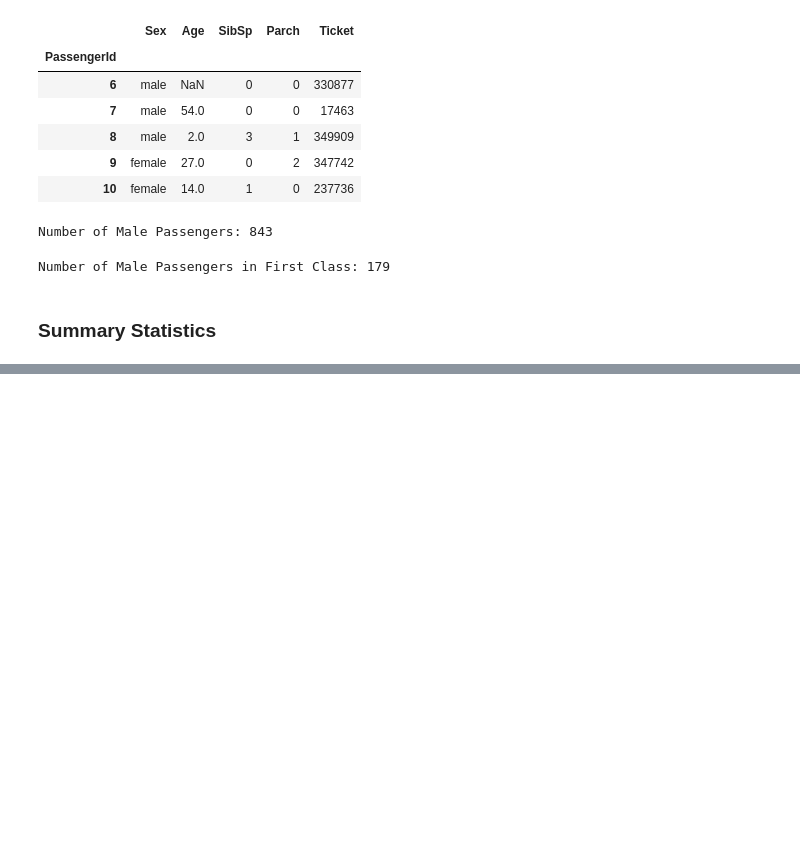
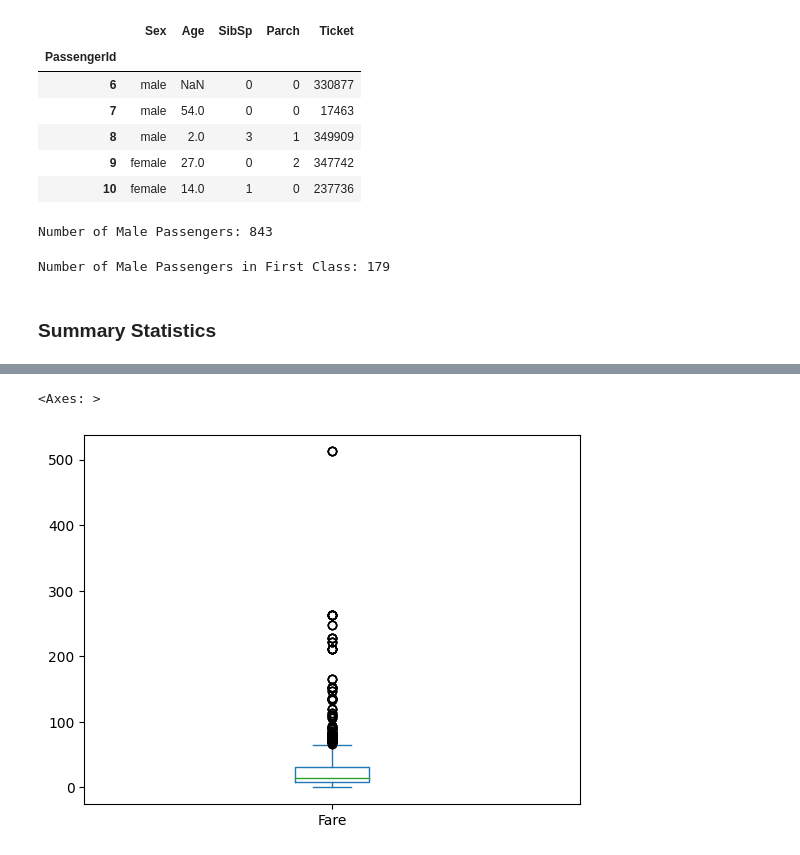
Before and after one commit to zakpdev/titanic, a Jupyter notebook: notebooks/2.0-zp-exploring-processing-data.ipynb, the cells around one changed output, grey strips where cells are left out. Cells and saved outputs as stored; diff of their text form; code cells hidden in the pictures; blank space fills up the shorter version.

```diff
--- a/notebooks/2.0-zp-exploring-processing-data.ipynb
+++ b/notebooks/2.0-zp-exploring-processing-data.ipynb
@@ -245,0 +287,6 @@ Number of Male Passengers in First Class: 179
+# %%
+# box-whisker plot
+df.Fare.plot(kind = 'box')
+# %% [output]
+<Axes: >
+[figure, added]
```
Also changed, not shown: parts of 27 cells of this notebook.
